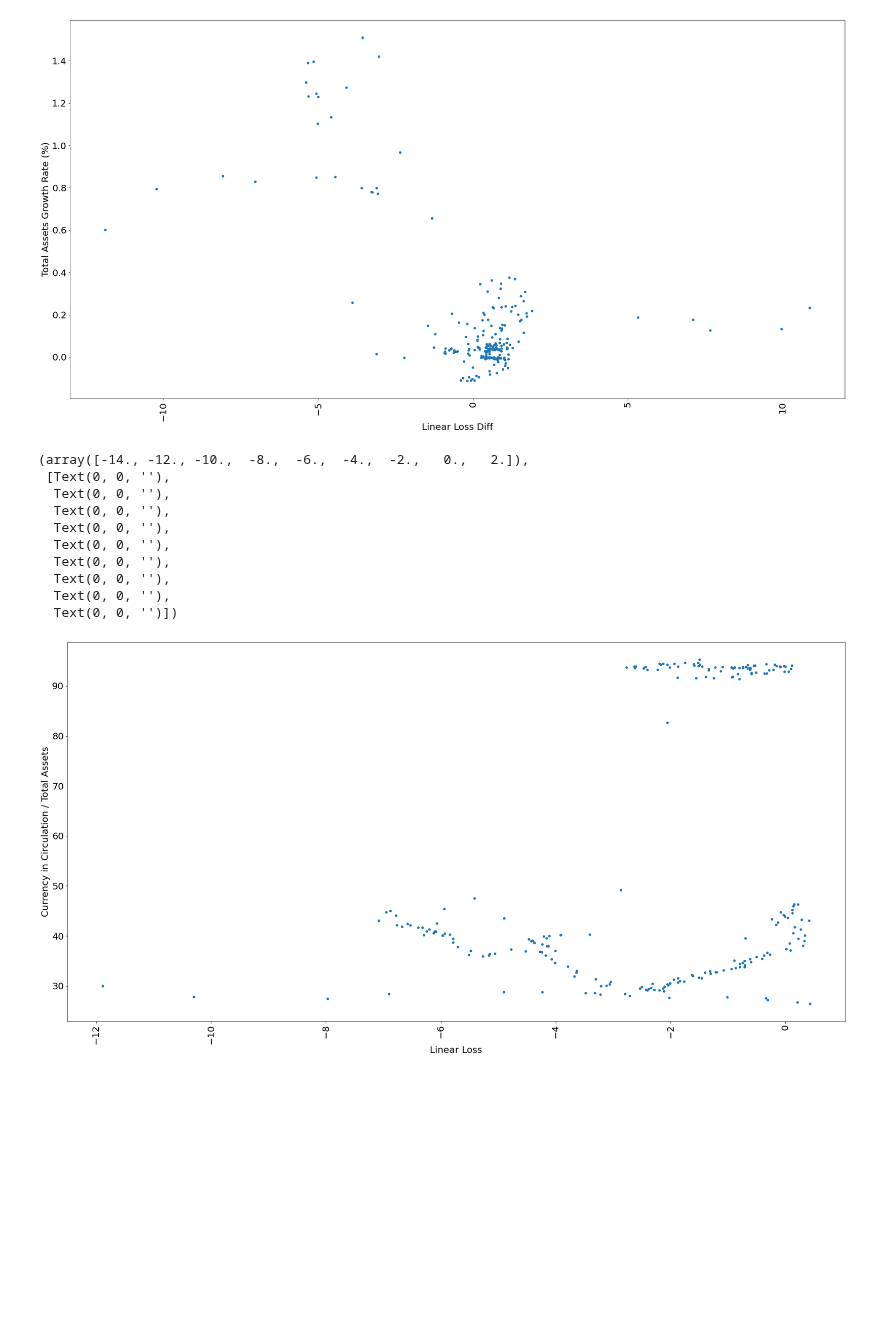
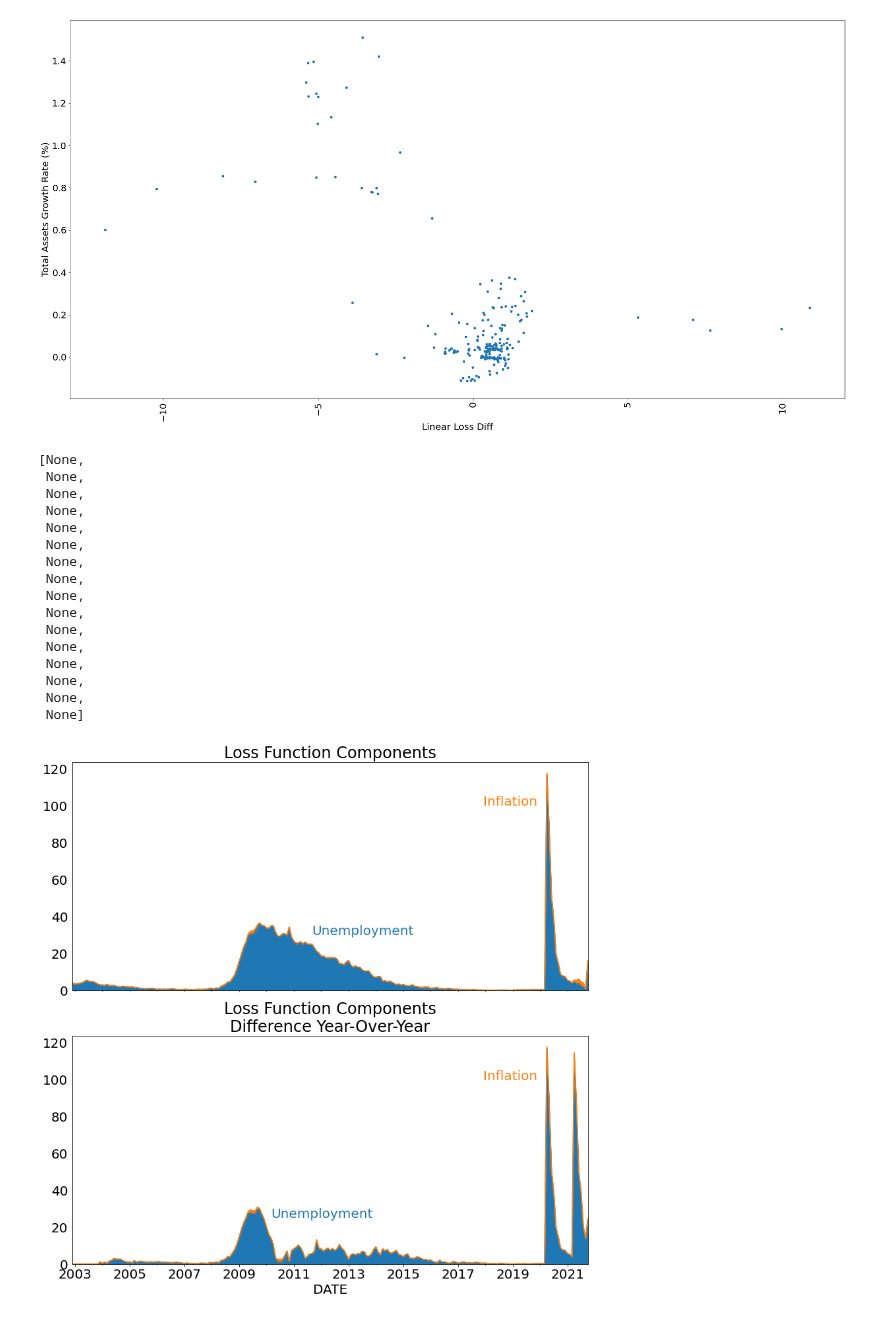
Before and after one commit to jlcatonjr/ProjectRepositories, a Jupyter notebook: MappingTheFederalReserve'sResponseFunctionWithDirectedAcyclicGraphs/Mapping the Federal Reserve's Response Function with Directed Acyclic Graphs.ipynb, the cells around one changed output. Drawn from its saved outputs; the diff is of its cells as text; code cells hidden in the pictures; blank space fills up the shorter version.

```diff
--- a/MappingTheFederalReserve'sResponseFunctionWithDirectedAcyclicGraphs/Mapping the Federal Reserve's Response Function with Directed Acyclic Graphs.ipynb
+++ b/MappingTheFederalReserve'sResponseFunctionWithDirectedAcyclicGraphs/Mapping the Federal Reserve's Response Function with Directed Acyclic Graphs.ipynb
@@ -660,19 +678,39 @@ plt.xticks(rotation=90)
   Text(0, 0, ''),
   Text(0, 0, '')])
 [figure]
-# %%
-fig, ax = plt.subplots(figsize = (30,15))
-data.iloc[:-1].plot.scatter(x = "Linear Loss", y = "Currency in Circulation / Total Assets", ax = ax)
-plt.xticks(rotation=90)
-# %% [output]
-(array([-14., -12., -10.,  -8.,  -6.,  -4.,  -2.,   0.,   2.]),
- [Text(0, 0, ''),
-  Text(0, 0, ''),
-  Text(0, 0, ''),
-  Text(0, 0, ''),
-  Text(0, 0, ''),
-  Text(0, 0, ''),
-  Text(0, 0, ''),
-  Text(0, 0, ''),
-  Text(0, 0, '')])
-[figure, removed]
+# %%
+fig, ax = plt.subplots(2,1,figsize = (14,14))
+abs(data[["Unemployment Loss Sq","Inflation Loss Sq"]]).plot.area(ax=ax[0], legend = False)
+abs(data[["Unemployment Loss Sq","Inflation Loss Sq", ]].diff(12)).plot.area(ax=ax[1], legend = False)
+ax[0].set_title("Loss Function Components")
+ax[0].text(575, 100, "Inflation", color = "C1")
+ax[0].text(500, 30, "Unemployment", color = "C0")
+ax[0].set_xticks([],[])
+ax[0].set_xlabel("")
+plt.setp(ax[0].get_xticklines(), visible=False)
+
+plt.setp(ax[0].get_yticklines(), visible=False)
+
+
+ax[1].set_title("Loss Function Components\nDifference Year-Over-Year")
+ax[1].text(575, 100, "Inflation", color = "C1")
+ax[1].text(482, 25, "Unemployment", color = "C0")
+plt.setp(ax[1].get_yticklines(), visible=False)
+# %% [output]
+[None,
+ None,
+ None,
+ None,
+ None,
+ None,
+ None,
+ None,
+ None,
+ None,
+ None,
+ None,
+ None,
+ None,
+ None,
+ None]
+[figure, added]
```
Also changed, not shown: parts of 6 cells of this notebook, 26 other files.
